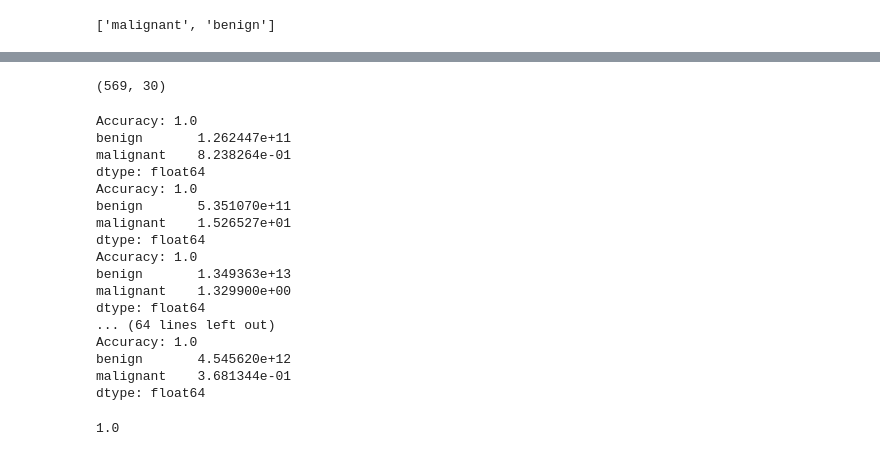
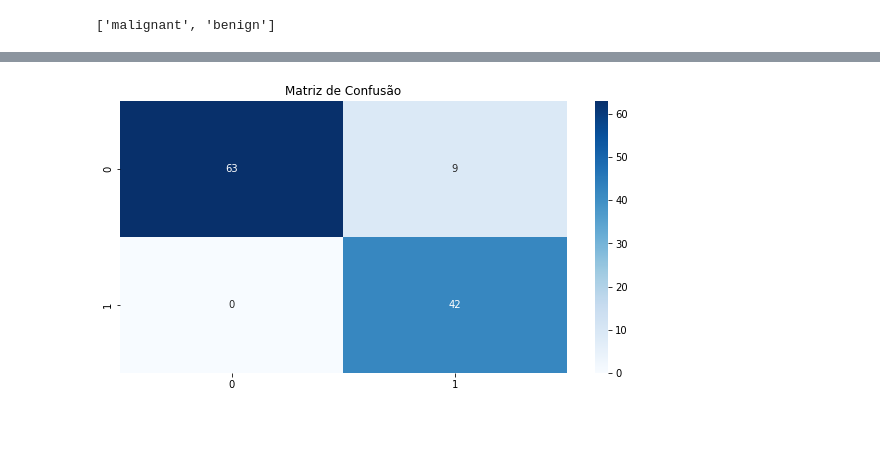
Before and after one commit to AcelioSousa/AcelioSousa, a Jupyter notebook: Naive.ipynb, the cells around one changed output, grey strips where cells are left out. Saved outputs shown, nothing was run; the diff lists cells and outputs as text; code cells hidden in the pictures; blank space fills up the shorter version.

```diff
--- a/Naive.ipynb
+++ b/Naive.ipynb
@@ -129,47 +130,11 @@ y_.shape
-# %%
-X_.shape
-# %% [output]
-(569, 30)
-# %%
-y_prede = []
-yteste = []
-taxa_de_acerto = []
-for i in range(20):
-  from sklearn.model_selection import train_test_split
-  X_tr, X_tes, y_tr, y_tes = train_test_split(X_, y_, test_size =0.2)
-  yteste.append(y_tes)
-  tabela = Naive(X_tr, y_tr, X_tes)
-  ypred = pred()
-  y_prede.append(ypred)
-  from sklearn.metrics import accuracy_score
-  taxa_de_acerto.append(score)
-  print('Accuracy:', score)
-  print(np.var(tabela))
-# %% [output]
-Accuracy: 1.0
-benign       1.262447e+11
-malignant    8.238264e-01
-dtype: float64
-Accuracy: 1.0
-benign       5.351070e+11
-malignant    1.526527e+01
-dtype: float64
-Accuracy: 1.0
-benign       1.349363e+13
-malignant    1.329900e+00
-dtype: float64
-... (64 lines left out)
-Accuracy: 1.0
-benign       4.545620e+12
-malignant    3.681344e-01
-dtype: float64
-# %%
-def geclosest(value, lista):
-  array = np.array(lista)
-  index = np.argmin(abs(array - value))
-  return index
-# %%
-media = np.mean(taxa_de_acerto)
-media
-# %% [output]
-1.0
+# %%
+representante = geclosest(media, taxa_de_acerto)
+# %%
+from sklearn.metrics import confusion_matrix, plot_confusion_matrix
+fig, ax = plt.subplots(figsize=(10,5))
+conf = confusion_matrix(y_teste[representante], y_prede[representante])
+res = sns.heatmap(conf, annot=True,fmt="d", cmap=plt.cm.Blues, ax=ax)
+plt.title('Matriz de Confusão')
+plt.show;
+# %% [output]
+[figure, added]
```
Also changed, not shown: parts of 15 cells of this notebook.
